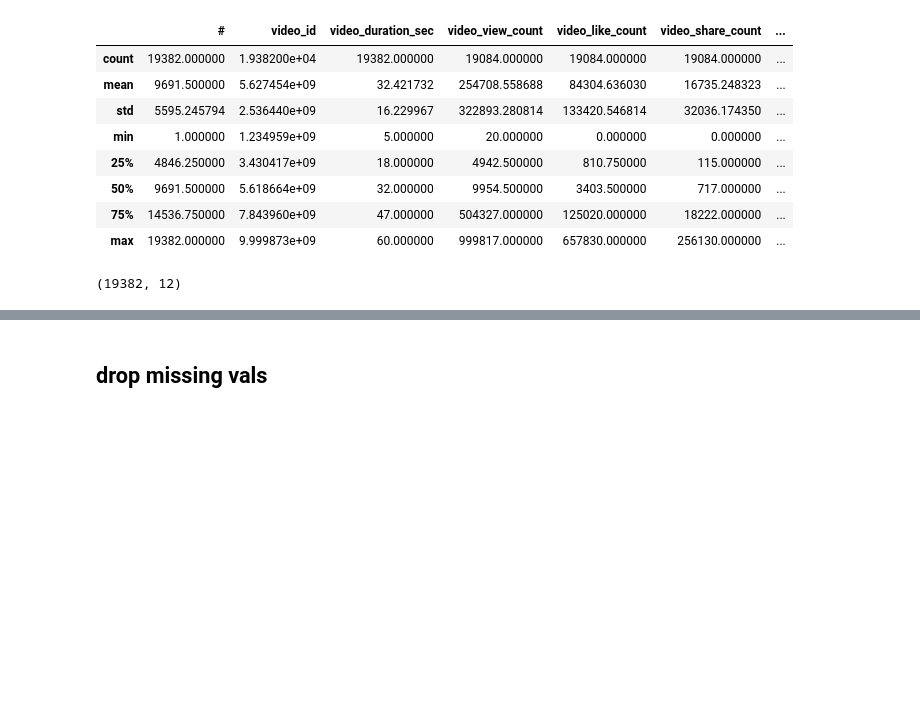
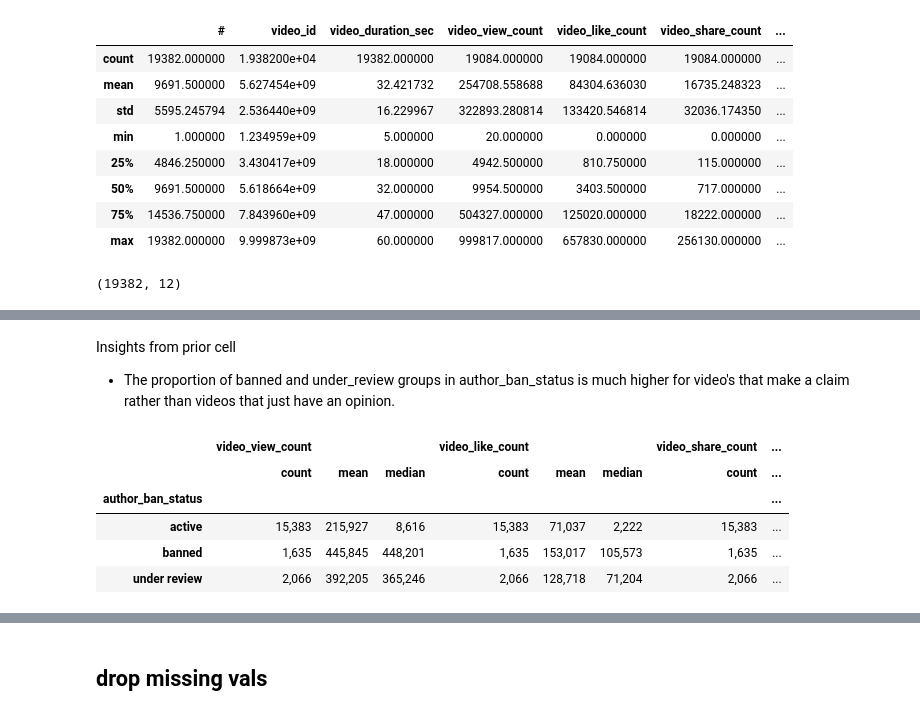
Before and after one commit to ideaguy3d/data-analytics, a Jupyter notebook: tiktok/opinion-or-claim-classification.ipynb, the cells around one changed output, grey strips where cells are left out. Cells and saved outputs as stored; diff of their text form; code cells hidden in the pictures; blank space fills up the shorter version.

```diff
--- a/tiktok/opinion-or-claim-classification.ipynb
+++ b/tiktok/opinion-or-claim-classification.ipynb
@@ -76,0 +110,19 @@ tiktok_df.shape
+# %% [markdown]
+Insights from prior cell
+- The proportion of banned and under_review groups in author_ban_status is much higher for video's that make a claim rather than videos that just have an opinion.
+# %%
+# investigating author ban status
+tiktok_df.groupby(['author_ban_status']).agg(
+    {
+        'video_view_count': ['count', 'mean', 'median'],
+        'video_like_count': ['count', 'mean', 'median'],
+        'video_share_count': ['count', 'mean', 'median']
+    }
+).map(lambda x: f"{x:,.0f}")
+# %% [output]
+|  | video_view_count |  |  | video_like_count |  |  | video_share_count | ... |
+|  | count | mean | median | count | mean | median | count | ... |
+| author_ban_status |  |  |  |  |  |  |  | ... |
+| active | 15,383 | 215,927 | 8,616 | 15,383 | 71,037 | 2,222 | 15,383 | ... |
+| banned | 1,635 | 445,845 | 448,201 | 1,635 | 153,017 | 105,573 | 1,635 | ... |
+| under review | 2,066 | 392,205 | 365,246 | 2,066 | 128,718 | 71,204 | 2,066 | ... |
```
Also changed, not shown: parts of 20 cells of this notebook.
